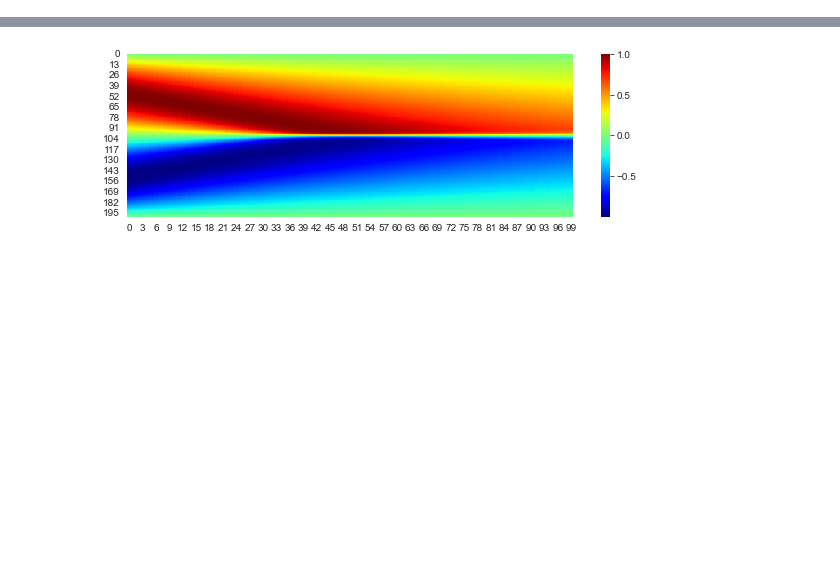
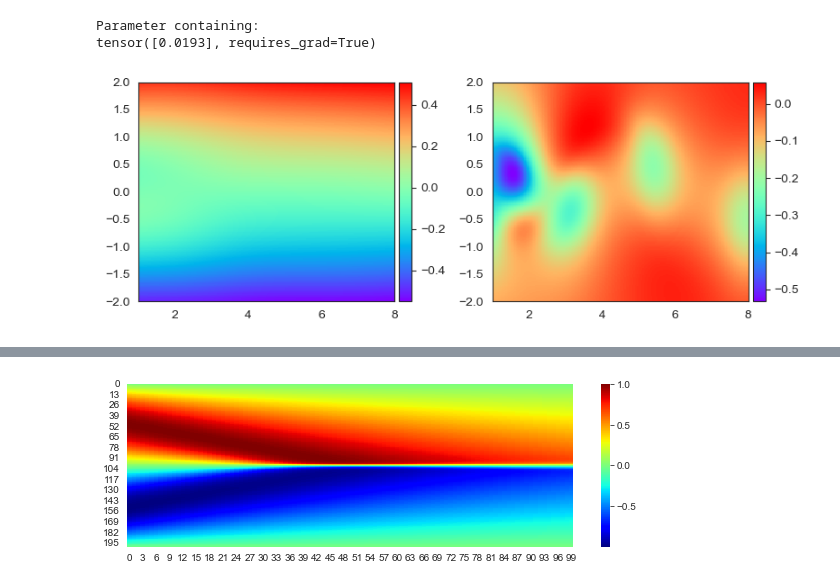
Before and after one commit to Maayowa/PINN_Practice, a Jupyter notebook: Stokesvisualizer.ipynb, the cells around one changed output, grey strips where cells are left out. Drawn from its saved outputs; the diff is of its cells as text; code cells hidden in the pictures; blank space fills up the shorter version.

```diff
--- a/Stokesvisualizer.ipynb
+++ b/Stokesvisualizer.ipynb
@@ -260,7 +264,59 @@ KeyboardInterrupt:
+# %%
+model.lambda_1
+# %% [output]
+Parameter containing:
+tensor([0.0193], requires_grad=True)
 # %%
 x_star = x_star.requires_grad_()
 y_star = y_star.requires_grad_()
 t_star = t_star.requires_grad_()
+# %%
+from scipy.interpolate import griddata
+import matplotlib.gridspec as gridspec
+from mpl_toolkits.axes_grid1 import make_axes_locatable
+
+model.pinn.eval()
+u_pred, v_pred, p_pred, _, _ = model.net_NS(x_star, y_star, t_star)
+
+#h_pred = np.sqrt(u_pred**2 + v_pred**2)
+
+#H_pred = griddata(X_star, h_pred.flatten(), (X, T), method = 'cubic')
+
+# Predict for plotting
+lb = X_star.amin(0)
+ub = X_star.amax(0)
+pn = 200
+x = np.linspace(lb[0], ub[0], pn)
+y = np.linspace(lb[1], ub[1], pn)
+X, Y = np.meshgrid(x,y)
+PP_star = griddata(X_star, p_pred.flatten().detach().numpy(), (X, Y), method='cubic')
+P_exact = griddata(X_star, p_star.flatten(), (X, Y), method='cubic')
+
+fig = plt.figure(figsize = (8, 3))
+ax = fig.add_subplot(121)
+
+h = ax.imshow(PP_star, interpolation='nearest', cmap='rainbow',
+                  extent=[x_star.detach().numpy().min(), x_star.detach().numpy().max(), y_star.detach().numpy().min(), y_star.detach().numpy().max()],
+                  origin='lower', aspect='auto')
+divider = make_axes_locatable(ax)
+cax = divider.append_axes("right", size="5%", pad=0.05)
+
+fig.colorbar(h, cax=cax)
+
+
+ax1 = fig.add_subplot(122)
+
+h = ax1.imshow(P_exact, interpolation='nearest', cmap='rainbow',
+                  extent=[x_star.detach().numpy().min(), x_star.detach().numpy().max(), y_star.detach().numpy().min(), y_star.detach().numpy().max()],
+                  origin='lower', aspect='auto')
+divider = make_axes_locatable(ax1)
+cax = divider.append_axes("right", size="5%", pad=0.05)
+
+fig.colorbar(h, cax=cax)
+
+plt.tight_layout()
+# %% [output]
+[figure, added]
 # %%
 from scipy.interpolate import griddata
 import matplotlib.gridspec as gridspec
```
Also changed, not shown: parts of 5 cells of this notebook.
